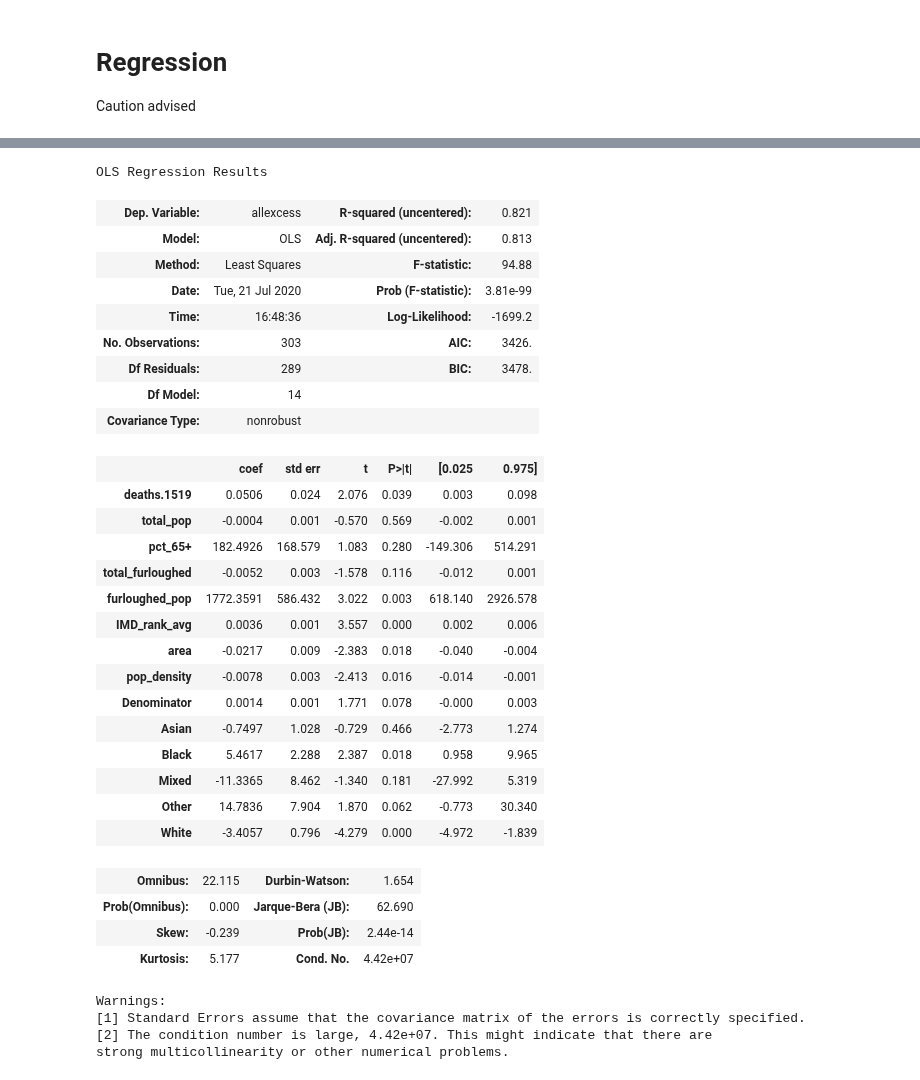
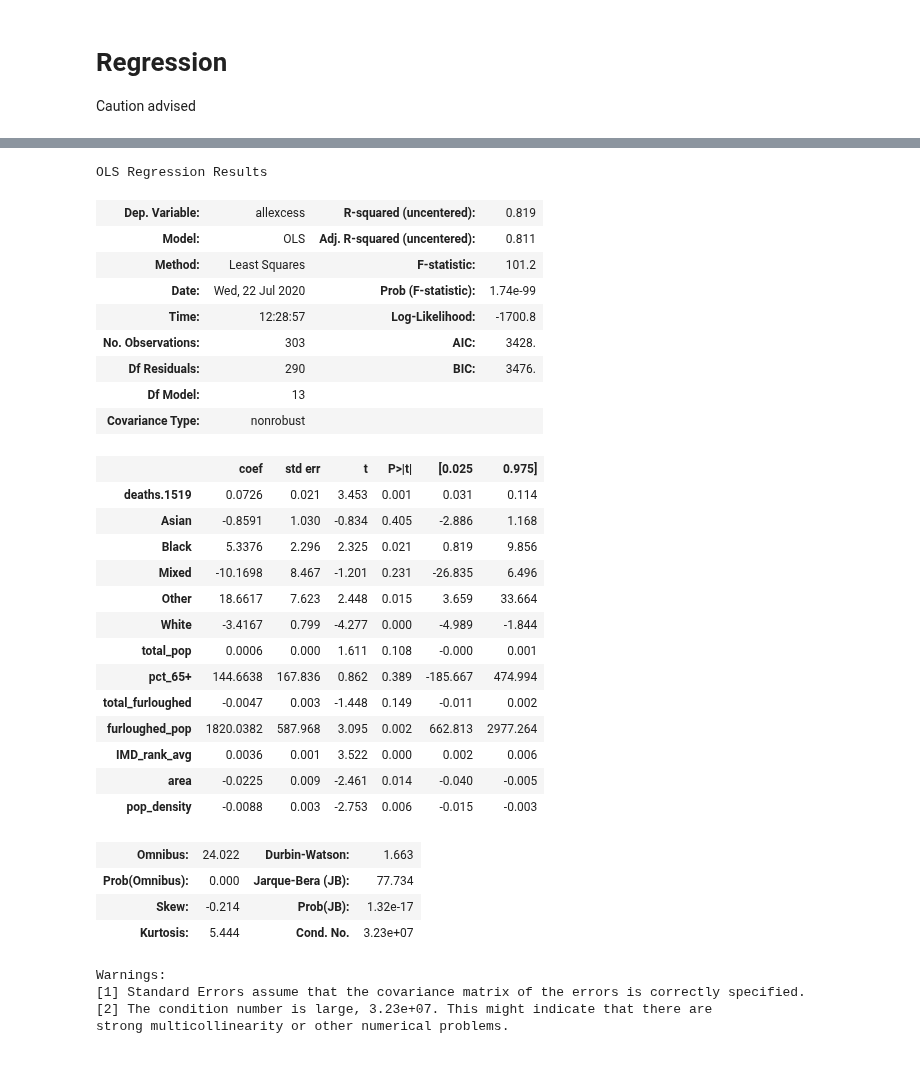
Before and after one commit to Quotennial/covid_bame, a Jupyter notebook: notebooks/Excess Deaths and Ethnicity.ipynb, the cells around one changed output, grey strips where cells are left out. Saved outputs shown, nothing was run; the diff lists cells and outputs as text; code cells hidden in the pictures.

```diff
--- a/notebooks/Excess Deaths and Ethnicity.ipynb
+++ b/notebooks/Excess Deaths and Ethnicity.ipynb
@@ -125,7 +116,7 @@ Calculate population density of local authorities, using the [size of polygons](
 cross refrencing with the [GLA density estimates](https://data.gov.uk/dataset/a76f46f9-c10b-4fe7-82f6-aa928471fcd1/land-area-and-population-density-ward-and-borough).
 # %%
 # Adding Furlough
-furlough_df = df_grouped.join(bame_datastore.furlough_data.df.drop(columns="Area Name"))
+furlough_df = df.join(bame_datastore.furlough_data.df.drop(columns="Area Name"))
 furlough_df["furloughed_pop"] = furlough_df["total_furloughed"]/ furlough_df["total_pop"]
 # furlough_df = furlough_df.drop(columns=['deaths_all', 'deaths_covid', 'total_pop', "total_furloughed"])
 # %%
@@ -151,20 +142,9 @@ target_var
 # %% [output]
 'allexcess'
 # %%
-dense_df = dense_df.join(ethnicity_df)
 dense_df_plot = dense_df.drop(columns=[ "area", "total_pop", 'total_furloughed',
                                        'Local Authority District name (2019)','geometry',])
 
 
 dense_df_plot = dense_df_plot[[target_var,'pop_density','pct_65+','furloughed_pop', 'IMD_rank_avg',
                                 'Asian', 'Black', 'Mixed', 'Other','White']]
-
-# dense_df_plot.columns = ['Area Name','Covid Deaths pct',
-#                                'White', 'Mixed','Black African Caribbean', 'Asian', 'Other',
-#                                'Population Density','pct 65+','pct Furloughed', 'IMD rank avg',  ]
-
-
-plt.figure(figsize=(19, 15))
-corrMatrix = dense_df_plot.corr()
-sns.heatmap(corrMatrix, annot=True, cmap=sns.diverging_palette(220, 20, n=7))
-plt.savefig("../reports/figures/furlough_deprivation_cormat.png")
@@ -206,45 +195,44 @@ reg_all
 # %%
 reg_all = master_df.reset_index().drop(columns=["index", "name", "week", "geometry",
                                               "AllCause.20", "COVID.20", "Other.20",
                                                "excessrate_sum","othexcess_sum","excessrate_mean",
                                               "othexcess_mean", "COVIDrate", "excess_deaths_per_thsd",
-                                                "Local Authority District name (2019)", "Geography_name"])
+                                                "Local Authority District name (2019)"])
 X = reg_all.drop(columns=[target_var])
 y = reg_all[target_var]
 res = sm.OLS(y, X.astype(float), missing='drop').fit()
 
 res.summary()
 # %% [output]
 OLS Regression Results
-| Dep. Variable: | allexcess | R-squared (uncentered): | 0.821 |
-| Model: | OLS | Adj. R-squared (uncentered): | 0.813 |
-| Method: | Least Squares | F-statistic: | 94.88 |
-| Date: | Tue, 21 Jul 2020 | Prob (F-statistic): | 3.81e-99 |
-| Time: | 16:48:36 | Log-Likelihood: | -1699.2 |
-| No. Observations: | 303 | AIC: | 3426. |
-| Df Residuals: | 289 | BIC: | 3478. |
-| Df Model: | 14 |  |  |
+| Dep. Variable: | allexcess | R-squared (uncentered): | 0.819 |
+| Model: | OLS | Adj. R-squared (uncentered): | 0.811 |
+| Method: | Least Squares | F-statistic: | 101.2 |
+| Date: | Wed, 22 Jul 2020 | Prob (F-statistic): | 1.74e-99 |
+| Time: | 12:28:57 | Log-Likelihood: | -1700.8 |
+| No. Observations: | 303 | AIC: | 3428. |
+| Df Residuals: | 290 | BIC: | 3476. |
+| Df Model: | 13 |  |  |
 | Covariance Type: | nonrobust |  |  |
 |  | coef | std err | t | P>|t| | [0.025 | 0.975] |
-| deaths.1519 | 0.0506 | 0.024 | 2.076 | 0.039 | 0.003 | 0.098 |
-| total_pop | -0.0004 | 0.001 | -0.570 | 0.569 | -0.002 | 0.001 |
-| pct_65+ | 182.4926 | 168.579 | 1.083 | 0.280 | -149.306 | 514.291 |
-| total_furloughed | -0.0052 | 0.003 | -1.578 | 0.116 | -0.012 | 0.001 |
-| furloughed_pop | 1772.3591 | 586.432 | 3.022 | 0.003 | 618.140 | 2926.578 |
-| IMD_rank_avg | 0.0036 | 0.001 | 3.557 | 0.000 | 0.002 | 0.006 |
-| area | -0.0217 | 0.009 | -2.383 | 0.018 | -0.040 | -0.004 |
-| pop_density | -0.0078 | 0.003 | -2.413 | 0.016 | -0.014 | -0.001 |
-| Denominator | 0.0014 | 0.001 | 1.771 | 0.078 | -0.000 | 0.003 |
-| Asian | -0.7497 | 1.028 | -0.729 | 0.466 | -2.773 | 1.274 |
-| Black | 5.4617 | 2.288 | 2.387 | 0.018 | 0.958 | 9.965 |
-| Mixed | -11.3365 | 8.462 | -1.340 | 0.181 | -27.992 | 5.319 |
-| Other | 14.7836 | 7.904 | 1.870 | 0.062 | -0.773 | 30.340 |
-| White | -3.4057 | 0.796 | -4.279 | 0.000 | -4.972 | -1.839 |
+| deaths.1519 | 0.0726 | 0.021 | 3.453 | 0.001 | 0.031 | 0.114 |
+| Asian | -0.8591 | 1.030 | -0.834 | 0.405 | -2.886 | 1.168 |
+| Black | 5.3376 | 2.296 | 2.325 | 0.021 | 0.819 | 9.856 |
+| Mixed | -10.1698 | 8.467 | -1.201 | 0.231 | -26.835 | 6.496 |
+| Other | 18.6617 | 7.623 | 2.448 | 0.015 | 3.659 | 33.664 |
+| White | -3.4167 | 0.799 | -4.277 | 0.000 | -4.989 | -1.844 |
+| total_pop | 0.0006 | 0.000 | 1.611 | 0.108 | -0.000 | 0.001 |
+| pct_65+ | 144.6638 | 167.836 | 0.862 | 0.389 | -185.667 | 474.994 |
+| total_furloughed | -0.0047 | 0.003 | -1.448 | 0.149 | -0.011 | 0.002 |
+| furloughed_pop | 1820.0382 | 587.968 | 3.095 | 0.002 | 662.813 | 2977.264 |
+| IMD_rank_avg | 0.0036 | 0.001 | 3.522 | 0.000 | 0.002 | 0.006 |
+| area | -0.0225 | 0.009 | -2.461 | 0.014 | -0.040 | -0.005 |
+| pop_density | -0.0088 | 0.003 | -2.753 | 0.006 | -0.015 | -0.003 |
-| Omnibus: | 22.115 | Durbin-Watson: | 1.654 |
-| Prob(Omnibus): | 0.000 | Jarque-Bera (JB): | 62.690 |
-| Skew: | -0.239 | Prob(JB): | 2.44e-14 |
-| Kurtosis: | 5.177 | Cond. No. | 4.42e+07 |
+| Omnibus: | 24.022 | Durbin-Watson: | 1.663 |
+| Prob(Omnibus): | 0.000 | Jarque-Bera (JB): | 77.734 |
+| Skew: | -0.214 | Prob(JB): | 1.32e-17 |
+| Kurtosis: | 5.444 | Cond. No. | 3.23e+07 |
 Warnings:
 [1] Standard Errors assume that the covariance matrix of the errors is correctly specified.
-[2] The condition number is large, 4.42e+07. This might indicate that there are
+[2] The condition number is large, 3.23e+07. This might indicate that there are
 strong multicollinearity or other numerical problems.
```
Also changed, not shown: parts of 12 cells of this notebook, 4 other files.
